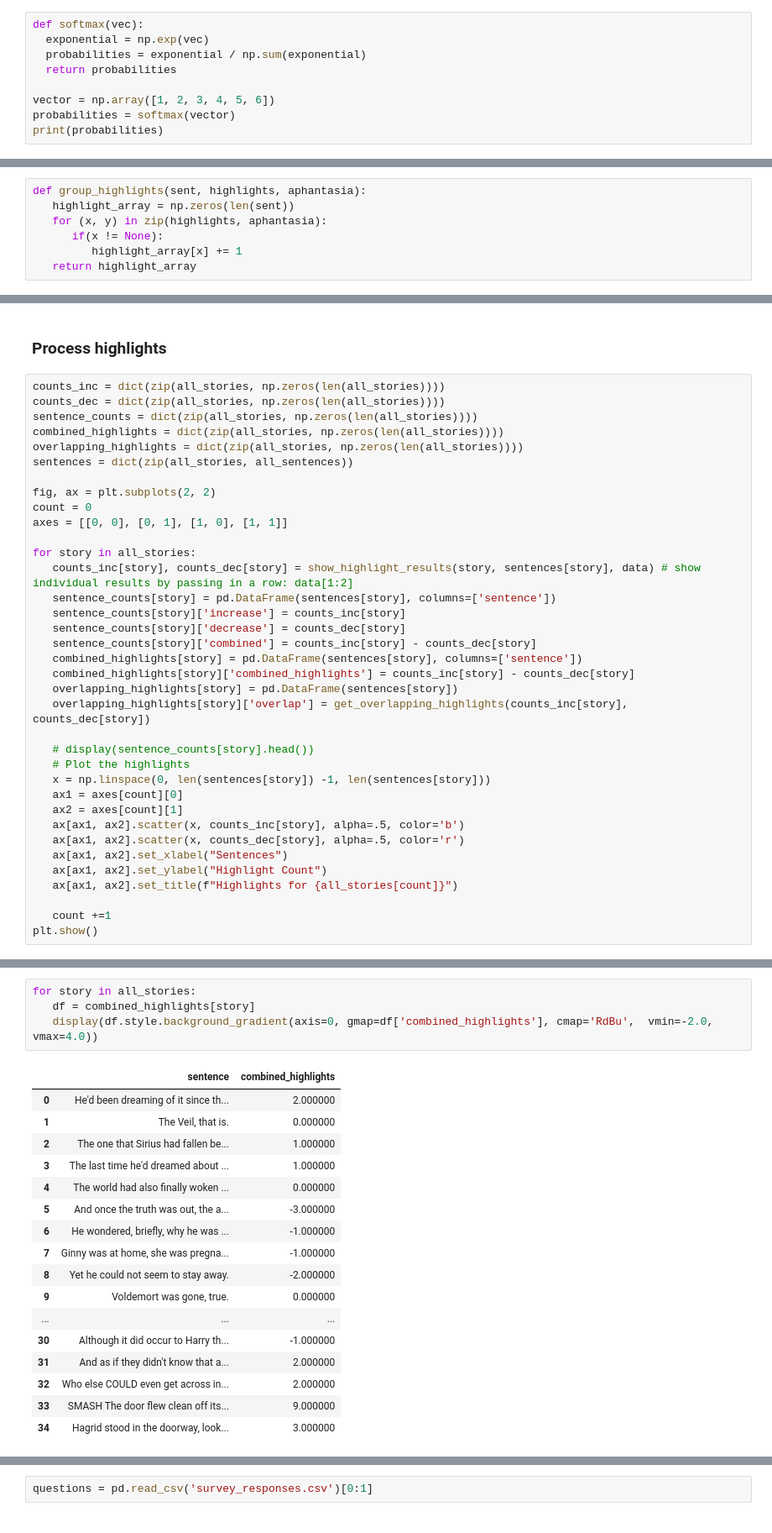
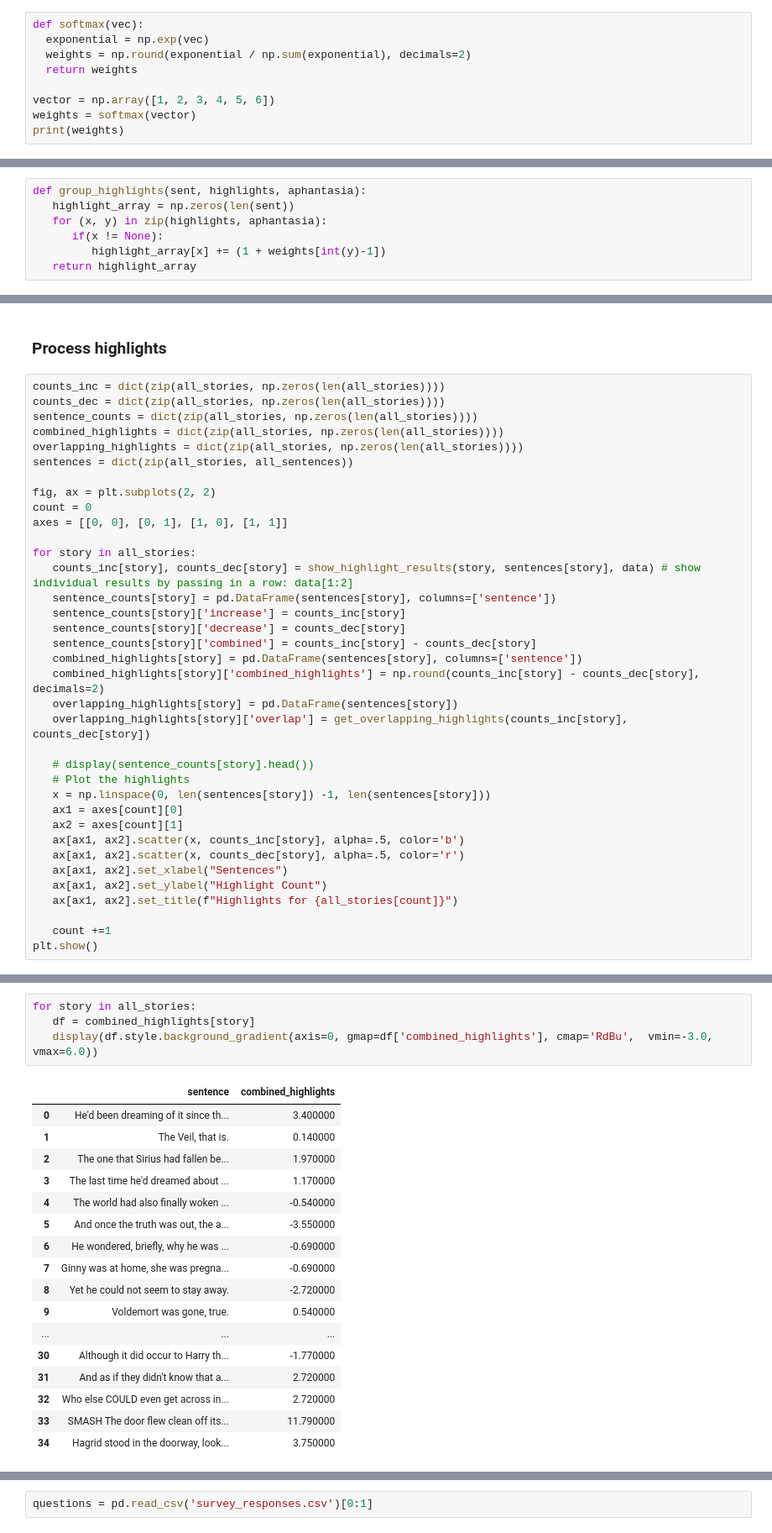
Before and after one commit to kelseyneis/narrative_transportation, a Jupyter notebook: survey_response.ipynb, the cells around one changed output, grey strips where cells are left out. Shown: that part at 84% size. Cells and saved outputs as stored; diff of their text form.

```diff
--- a/survey_response.ipynb
+++ b/survey_response.ipynb
@@ -49,10 +51,10 @@ all_sentences = [hp_high_sentences, hp_low_sentences, hero_high_sentences, hero_
 # %%
 def softmax(vec):
   exponential = np.exp(vec)
-  probabilities = exponential / np.sum(exponential)
-  return probabilities
+  weights = np.round(exponential / np.sum(exponential), decimals=2)
+  return weights
 
 vector = np.array([1, 2, 3, 4, 5, 6])
-probabilities = softmax(vector)
-print(probabilities)
+weights = softmax(vector)
+print(weights)
 # %% [output]
@@ -62,7 +64,7 @@ def group_highlights(sent, highlights, aphantasia):
    highlight_array = np.zeros(len(sent))
    for (x, y) in zip(highlights, aphantasia):
       if(x != None):
-         highlight_array[x] += 1
+         highlight_array[x] += (1 + weights[int(y)-1])
    return highlight_array
 # %%
 def get_highlight_text(sent, bool_array):
@@ -139,7 +141,7 @@ for story in all_stories:
    sentence_counts[story]['decrease'] = counts_dec[story]
    sentence_counts[story]['combined'] = counts_inc[story] - counts_dec[story]
    combined_highlights[story] = pd.DataFrame(sentences[story], columns=['sentence'])
-   combined_highlights[story]['combined_highlights'] = counts_inc[story] - counts_dec[story]
+   combined_highlights[story]['combined_highlights'] = np.round(counts_inc[story] - counts_dec[story], decimals=2)
    overlapping_highlights[story] = pd.DataFrame(sentences[story])
    overlapping_highlights[story]['overlap'] = get_overlapping_highlights(counts_inc[story], counts_dec[story])
 
@@ -231,23 +233,23 @@ plt.show()
 # %%
 for story in all_stories:
    df = combined_highlights[story]
-   display(df.style.background_gradient(axis=0, gmap=df['combined_highlights'], cmap='RdBu',  vmin=-2.0, vmax=4.0))
+   display(df.style.background_gradient(axis=0, gmap=df['combined_highlights'], cmap='RdBu',  vmin=-3.0, vmax=6.0))
 # %% [output]
 |  | sentence | combined_highlights |
-| 0 | He'd been dreaming of it since th... | 2.000000 |
-| 1 | The Veil, that is. | 0.000000 |
-| 2 | The one that Sirius had fallen be... | 1.000000 |
-| 3 | The last time he'd dreamed about ... | 1.000000 |
-| 4 | The world had also finally woken ... | 0.000000 |
-| 5 | And once the truth was out, the a... | -3.000000 |
-| 6 | He wondered, briefly, why he was ... | -1.000000 |
-| 7 | Ginny was at home, she was pregna... | -1.000000 |
-| 8 | Yet he could not seem to stay away. | -2.000000 |
-| 9 | Voldemort was gone, true. | 0.000000 |
+| 0 | He'd been dreaming of it since th... | 3.400000 |
+| 1 | The Veil, that is. | 0.140000 |
+| 2 | The one that Sirius had fallen be... | 1.970000 |
+| 3 | The last time he'd dreamed about ... | 1.170000 |
+| 4 | The world had also finally woken ... | -0.540000 |
+| 5 | And once the truth was out, the a... | -3.550000 |
+| 6 | He wondered, briefly, why he was ... | -0.690000 |
+| 7 | Ginny was at home, she was pregna... | -0.690000 |
+| 8 | Yet he could not seem to stay away. | -2.720000 |
+| 9 | Voldemort was gone, true. | 0.540000 |
 | ... | ... | ... |
-| 30 | Although it did occur to Harry th... | -1.000000 |
-| 31 | And as if they didn't know that a... | 2.000000 |
-| 32 | Who else COULD even get across in... | 2.000000 |
-| 33 | SMASH The door flew clean off its... | 9.000000 |
-| 34 | Hagrid stood in the doorway, look... | 3.000000 |
+| 30 | Although it did occur to Harry th... | -1.770000 |
+| 31 | And as if they didn't know that a... | 2.720000 |
+| 32 | Who else COULD even get across in... | 2.720000 |
+| 33 | SMASH The door flew clean off its... | 11.790000 |
+| 34 | Hagrid stood in the doorway, look... | 3.750000 |
 |  | sentence | combined_highlights |
```
Also changed, not shown: parts of 8 cells of this notebook.
